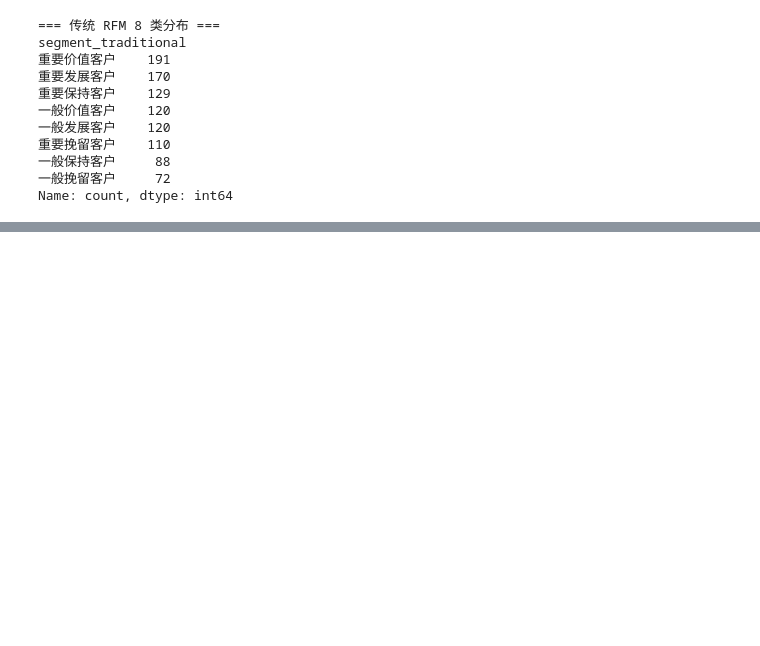
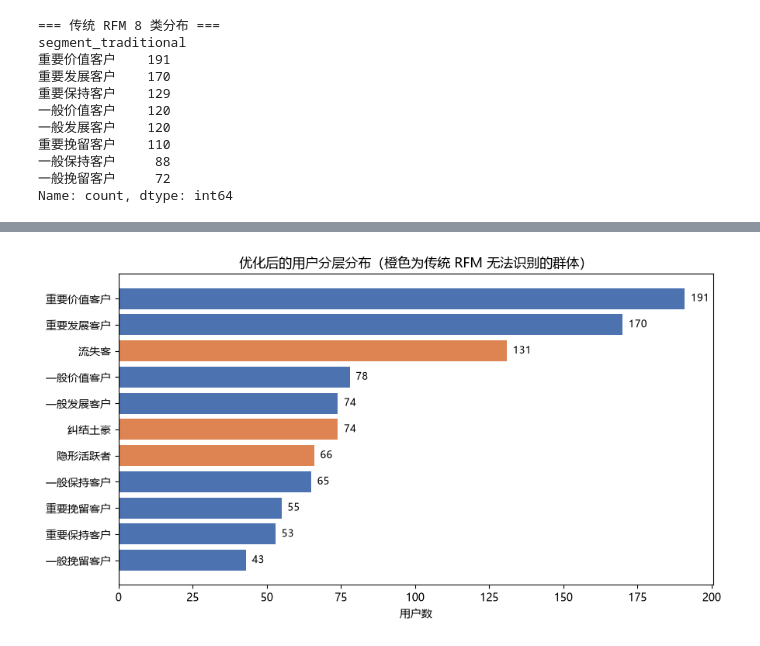
Before and after one commit to allenblithe/rfm-customer-segmentation, a Jupyter notebook: notebooks/rfm_analysis.ipynb, the cells around one changed output, grey strips where cells are left out. Cells and saved outputs as stored; diff of their text form; code cells hidden in the pictures; blank space fills up the shorter version.

```diff
--- a/notebooks/rfm_analysis.ipynb
+++ b/notebooks/rfm_analysis.ipynb
@@ -294,0 +362,17 @@ Name: count, dtype: int64
+# %%
+def engagement(row):
+    sub = row["Newsletter_Subscription"]
+    days = row["Last_Login_Days_Ago"]
+    if sub and days <= 7:
+        return "高"
+    if (not sub) and days <= 7:
+        return "中"
+    return "低"
+df["engagement"] = df.apply(engagement,axis=1)
+df["income_tier"] = pd.qcut(df["Income"],3,labels=["低收入","中等收入","高收入"])
+print("\n活跃度连接度分布:")
+print(df["engagement"].value_counts())
+print("\n购买力背景分布:")
+print(df["income_tier"].value_counts())
+print("\n交叉验证(订阅状态 x 活跃链接度):")
+print(pd.crosstab(df["Newsletter_Subscription"],df["engagement"]))
@@ -294,0 +646,25 @@ Name: count, dtype: int64
+# %%
+# ============ 第11步：可视化 ============
+import matplotlib.pyplot as plt
+import seaborn as sns
+
+# 中文字体设置（关键！）
+plt.rcParams["font.sans-serif"] = ["Microsoft YaHei", "SimHei"]
+plt.rcParams["axes.unicode_minus"] = False
+
+# ---------- 图1：优化分层分布（横向柱状图） ----------
+seg_counts = df["segment_optimized"].value_counts().sort_values()
+
+fig, ax = plt.subplots(figsize=(9, 5))
+# 三类新用户用橙色高亮，其余用蓝色
+colors = ["#DD8452" if s in ["纠结土豪", "隐形活跃者", "流失客"] else "#4C72B0" for s in seg_counts.index]
+ax.barh(seg_counts.index, seg_counts.values, color=colors)
+ax.set_xlabel("用户数")
+ax.set_title("优化后的用户分层分布（橙色为传统 RFM 无法识别的群体）")
+for i, v in enumerate(seg_counts.values):
+    ax.text(v + 2, i, str(v), va="center", fontsize=9)
+plt.tight_layout()
+plt.savefig("fig_01_segments.png", dpi=120)
+plt.show()
+# %% [output]
+[figure, added]
```
Also changed, not shown: parts of 12 cells of this notebook, 4 other files.
